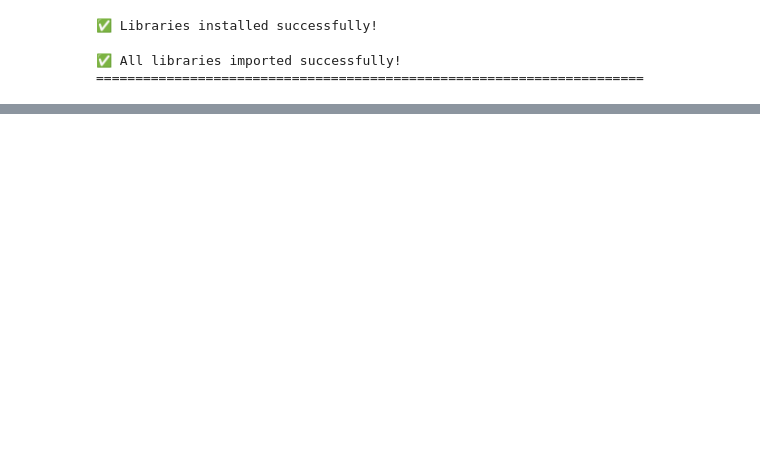
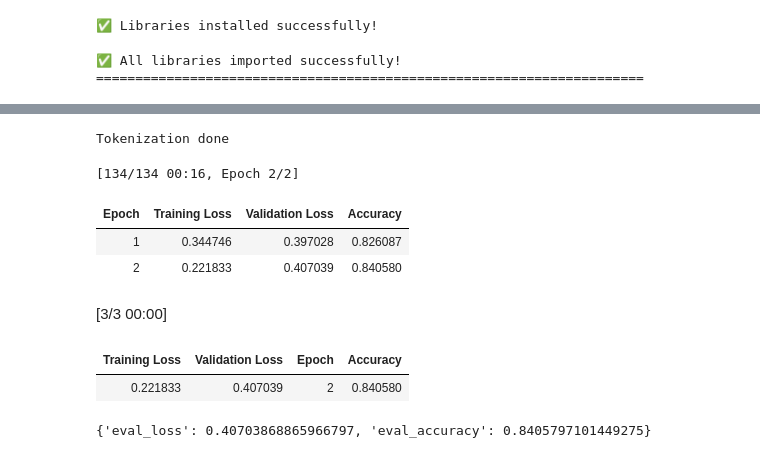
Before and after one commit to gatemediang/sentiment-analysis-imdb, a Jupyter notebook: imdb_sentiment_analysis_fine_tuned.ipynb, the cells around one changed output, grey strips where cells are left out. Cells and saved outputs as stored; diff of their text form; code cells hidden in the pictures; blank space fills up the shorter version.

```diff
--- a/imdb_sentiment_analysis_fine_tuned.ipynb
+++ b/imdb_sentiment_analysis_fine_tuned.ipynb
@@ -395,0 +104,74 @@ SAVING FINE-TUNED MODEL
+# %%
+# Load the base model and tokenize
+
+from transformers import (AutoModelForSequenceClassification, AutoTokenizer,
+                          DataCollatorWithPadding)
+
+BASE_MODEL = "distilbert-base-uncased-finetuned-sst-2-english"
+MAX_LENGTH = 256   # slang reviews are short; IMDB reviews get truncated here
+
+tokenizer = AutoTokenizer.from_pretrained(BASE_MODEL)
+model = AutoModelForSequenceClassification.from_pretrained(BASE_MODEL, num_labels=2)
+
+
+def tokenize(batch):
+    # No padding here: the data collator pads each batch to its longest item
+    return tokenizer(batch["text"], truncation=True, max_length=MAX_LENGTH)
+
+
+tokenized_train = train_ds.map(tokenize, batched=True)
+tokenized_test = test_ds.map(tokenize, batched=True)
+collator = DataCollatorWithPadding(tokenizer=tokenizer)
+print("Tokenization done")
+# %% [output]
+Tokenization done
+# %%
+# Fine-tune
+
+import numpy as np
+import torch
+from sklearn.metrics import accuracy_score
+from transformers import Trainer, TrainingArguments
+
+
+def compute_metrics(eval_pred):
+    logits, labels = eval_pred
+    return {"accuracy": accuracy_score(labels, np.argmax(logits, axis=1))}
+
+
+training_args = TrainingArguments(
+    output_dir="./results",
+    num_train_epochs=2,
+    per_device_train_batch_size=16,
+    per_device_eval_batch_size=32,
+    learning_rate=2e-5,
+    weight_decay=0.01,
+    warmup_steps=15,
+    eval_strategy="epoch",        # report test accuracy, but don't pick a checkpoint with it
+    save_strategy="no",
+    logging_steps=10,
+    fp16=torch.cuda.is_available(),
+    seed=42,
+    report_to="none",
+)
+
+trainer = Trainer(
+    model=model,
+    args=training_args,
+    train_dataset=tokenized_train,
+    eval_dataset=tokenized_test,
+    data_collator=collator,
+    compute_metrics=compute_metrics,
+)
+
+trainer.train()
+print(trainer.evaluate())
+# %% [output]
+[134/134 00:16, Epoch 2/2]
+| Epoch | Training Loss | Validation Loss | Accuracy |
+| 1 | 0.344746 | 0.397028 | 0.826087 |
+| 2 | 0.221833 | 0.407039 | 0.840580 |
+[3/3 00:00]
+| Training Loss | Validation Loss | Epoch | Accuracy |
+| 0.221833 | 0.407039 | 2 | 0.840580 |
+{'eval_loss': 0.40703868865966797, 'eval_accuracy': 0.8405797101449275}
```
Also changed, not shown: parts of 15 cells of this notebook.
